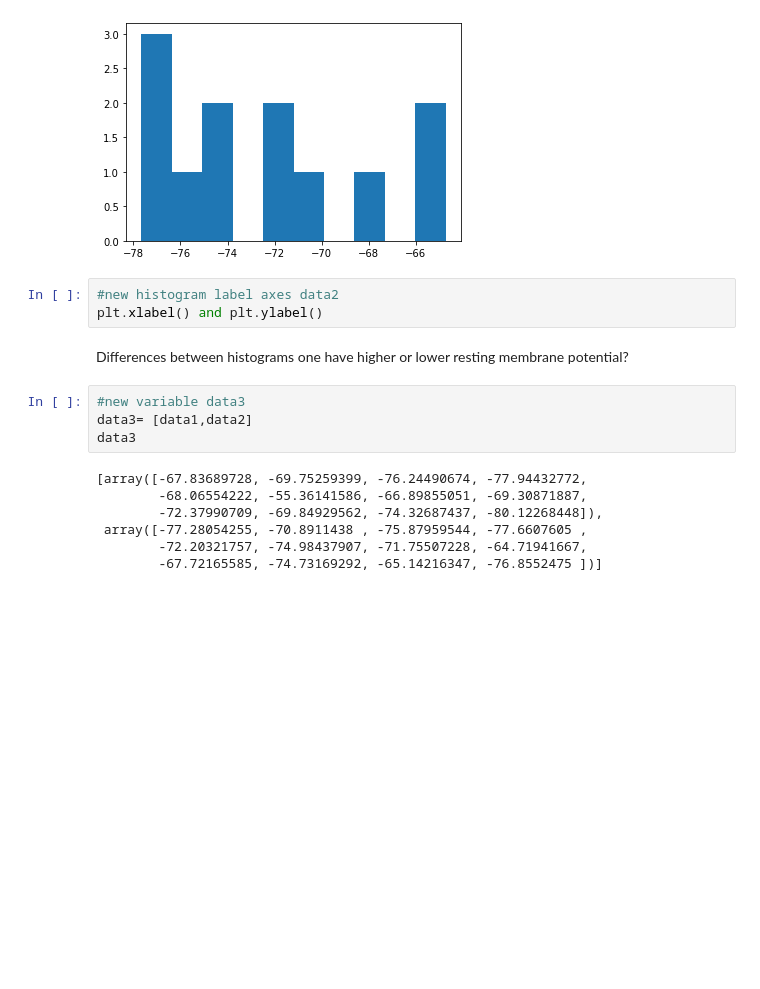
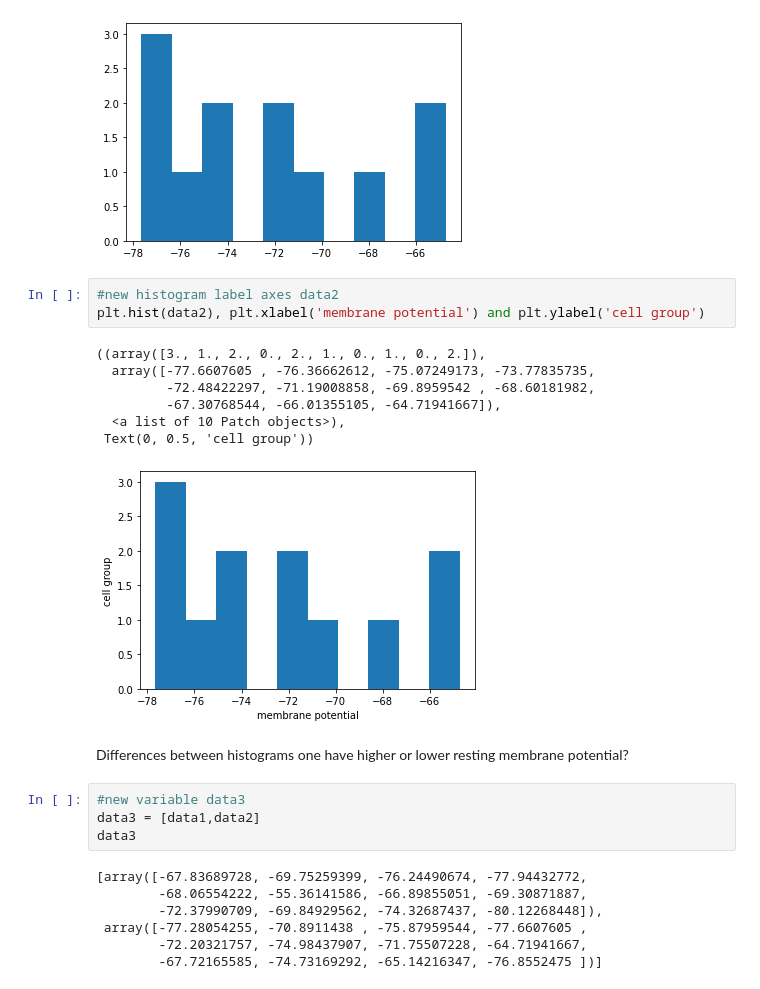
Before and after one commit to nellyfadil/Neuro-265, a Jupyter notebook: coding_homework_1.ipynb, the cells around one changed output. Cells and saved outputs as stored; diff of their text form; blank space fills up the shorter version.

```diff
--- a/coding_homework_1.ipynb
+++ b/coding_homework_1.ipynb
@@ -195,13 +203,21 @@ plt.hist(data2)
 [figure]
 # %%
 #new histogram label axes data2
-plt.xlabel() and plt.ylabel()
+plt.hist(data2), plt.xlabel('membrane potential') and plt.ylabel('cell group')
+# %% [output]
+((array([3., 1., 2., 0., 2., 1., 0., 1., 0., 2.]),
+  array([-77.6607605 , -76.36662612, -75.07249173, -73.77835735,
+         -72.48422297, -71.19008858, -69.8959542 , -68.60181982,
+         -67.30768544, -66.01355105, -64.71941667]),
+  <a list of 10 Patch objects>),
+ Text(0, 0.5, 'cell group'))
+[figure, added]
 # %% [markdown]
 Differences between histograms
 one have higher or lower resting membrane potential?
 # %%
 #new variable data3
-data3= [data1,data2]
+data3 = [data1,data2]
 data3
 # %% [output]
 [array([-67.83689728, -69.75259399, -76.24490674, -77.94432772,
```
Also changed, not shown: parts of 2 cells of this notebook.
